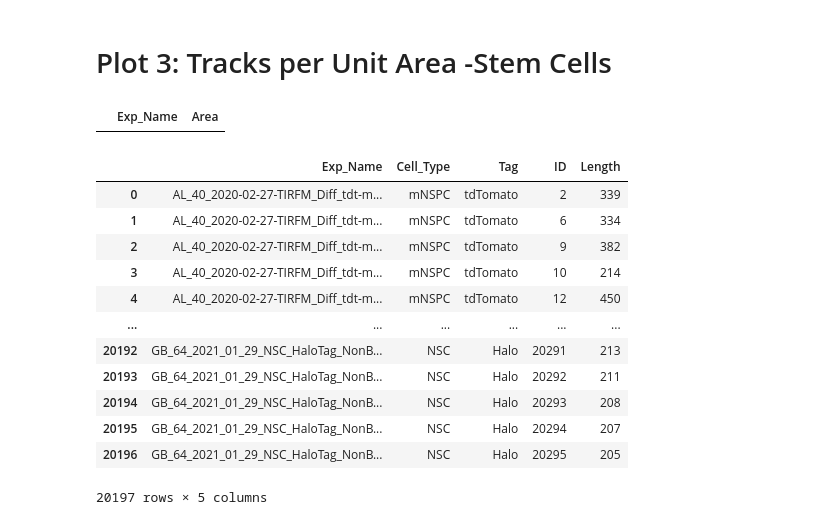
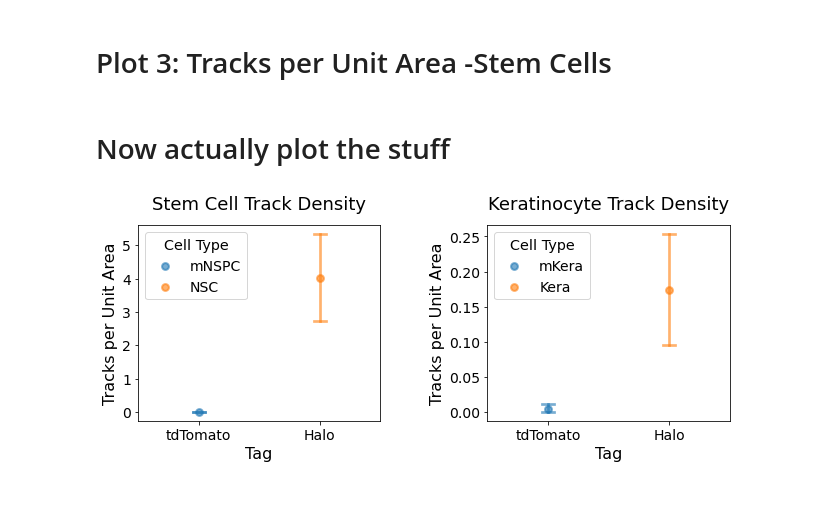
Before and after one commit to DoubleChimera/Gabby-RIP-Talk-2021, a Jupyter notebook: Gabby_RIP_Talk_2021_plots.ipynb, the cells around one changed output. Drawn from its saved outputs; the diff is of its cells as text; code cells hidden in the pictures; blank space fills up the shorter version.

```diff
--- a/Gabby_RIP_Talk_2021_plots.ipynb
+++ b/Gabby_RIP_Talk_2021_plots.ipynb
@@ -137,32 +148,3 @@ Track Counts
 | Kera Cells |    Halo    |    88759   |
 # %% [markdown]
 # Plot 3: Tracks per Unit Area -Stem Cells
-# %%
-# Make dataframes based on data Gabby analyzed
-cellAreas_stemCells = pd.DataFrame([], columns=['Exp_Name', 'Cell_Type', 'Tag', 'DIC_number', 'Area'])
-cellArea_sc_halo_exp_names =    [   'GB_62_2021_01_27_NSC_HaloTag_NonBAPTA_646_plate1_9',
-                                    'GB_62_2021_01_27_NSC_HaloTag_NonBAPTA_646_plate1_10',
-                                    'GB_62_2021_01_27_NSC_HaloTag_NonBAPTA_646_plate1_11',
-                                    'GB_62_2021_01_27_NSC_HaloTag_NonBAPTA_646_plate1_12',
-                                    'GB_62_2021_01_27_NSC_HaloTag_NonBAPTA_646_plate1_21',
-                                ]
-cellArea_sc_halo_DICs = [10, 11, 12, 13, 23]
-cellArea_sc_halo_Areas = [269.9, 69.86, 179.1, 201.2, 149.1]
-# %% [output]
-|  | Exp_Name | Area |
-# %%
-trackLengths_stemcells
-# %% [output]
-|  | Exp_Name | Cell_Type | Tag | ID | Length |
-| 0 | AL_40_2020-02-27-TIRFM_Diff_tdt-m... | mNSPC | tdTomato | 2 | 339 |
-| 1 | AL_40_2020-02-27-TIRFM_Diff_tdt-m... | mNSPC | tdTomato | 6 | 334 |
-| 2 | AL_40_2020-02-27-TIRFM_Diff_tdt-m... | mNSPC | tdTomato | 9 | 382 |
-| 3 | AL_40_2020-02-27-TIRFM_Diff_tdt-m... | mNSPC | tdTomato | 10 | 214 |
-| 4 | AL_40_2020-02-27-TIRFM_Diff_tdt-m... | mNSPC | tdTomato | 12 | 450 |
-| ... | ... | ... | ... | ... | ... |
-| 20192 | GB_64_2021_01_29_NSC_HaloTag_NonB... | NSC | Halo | 20291 | 213 |
-| 20193 | GB_64_2021_01_29_NSC_HaloTag_NonB... | NSC | Halo | 20292 | 211 |
-| 20194 | GB_64_2021_01_29_NSC_HaloTag_NonB... | NSC | Halo | 20293 | 208 |
-| 20195 | GB_64_2021_01_29_NSC_HaloTag_NonB... | NSC | Halo | 20294 | 207 |
-| 20196 | GB_64_2021_01_29_NSC_HaloTag_NonB... | NSC | Halo | 20295 | 205 |
-20197 rows × 5 columns
@@ -168,0 +237,48 @@ trackLengths_stemcells
+# %%
+trkArea_tdt_sc = cellAreas_stemCells.loc[cellAreas_stemCells['Tag'] == 'tdTomato'][['Tag', 'Tracks_Area']]
+trkArea_halo_sc = cellAreas_stemCells.loc[cellAreas_stemCells['Tag'] == 'Halo'][['Tag', 'Tracks_Area']]
+trkArea_sc = pd.concat([trkArea_tdt_sc, trkArea_halo_sc])
+
+trkArea_tdt_kera = cellAreas_keraCells.loc[cellAreas_keraCells['Tag'] == 'tdTomato'][['Tag', 'Tracks_Area']]
+trkArea_halo_kera = cellAreas_keraCells.loc[cellAreas_keraCells['Tag'] == 'Halo'][['Tag', 'Tracks_Area']]
+trkArea_kera = pd.concat([trkArea_tdt_kera, trkArea_halo_kera])
+# %% [markdown]
+# Now actually plot the stuff
+# %%
+fig3  = plt.figure(1, figsize=(9, 4))
+
+ax1 = plt.subplot(121)
+g = sb.pointplot(x='Tag', y='Tracks_Area', data=trkArea_sc, join=False, ax=ax1, hue='Tag', alpha=0.5, capsize=0.1)
+plt.setp(g.collections, alpha=.6)
+plt.setp(g.lines, alpha=.6)
+ax1.set_title('Stem Cell Track Density', fontsize=18, y=1.05)
+ax1.set_xlabel('Tag', fontsize=16)
+ax1.set_ylabel('Tracks per Unit Area', fontsize=16)
+ax1.tick_params(axis='both', which='major', labelsize=14)
+lg = plt.legend(loc='upper left', title='Cell Type')
+lg.get_texts()[0].set_text('mNSPC')
+lg.get_texts()[1].set_text('NSC')
+
+ax1 = plt.subplot(122)
+g = sb.pointplot(x='Tag', y='Tracks_Area', data=trkArea_kera, join=False, ax=ax1, hue='Tag', alpha=0.5, capsize=0.1)
+plt.setp(g.collections, alpha=.6)
+plt.setp(g.lines, alpha=.6)
+ax1.set_title('Keratinocyte Track Density', fontsize=18, y=1.05)
+ax1.set_xlabel('Tag', fontsize=16)
+ax1.set_ylabel('Tracks per Unit Area', fontsize=16)
+ax1.tick_params(axis='both', which='major', labelsize=14)
+lg = plt.legend(loc='upper left', title='Cell Type')
+lg.get_texts()[0].set_text('mKera')
+lg.get_texts()[1].set_text('Kera')
+
+plt.tight_layout(w_pad=5)
+
+save = False
+if save:
+    fig2_output_dir = '.'
+    fig2_output_filename = "Figure3_tdTomato_vs_Halo_Tag_Tracks_per_Unit_Area.png"
+    plt.savefig((Path(fig2_output_dir) / fig2_output_filename), bbox_inches='tight')
+
+plt.show()
+# %% [output]
+[figure, added]
```
Also changed, not shown: parts of 9 cells of this notebook.
